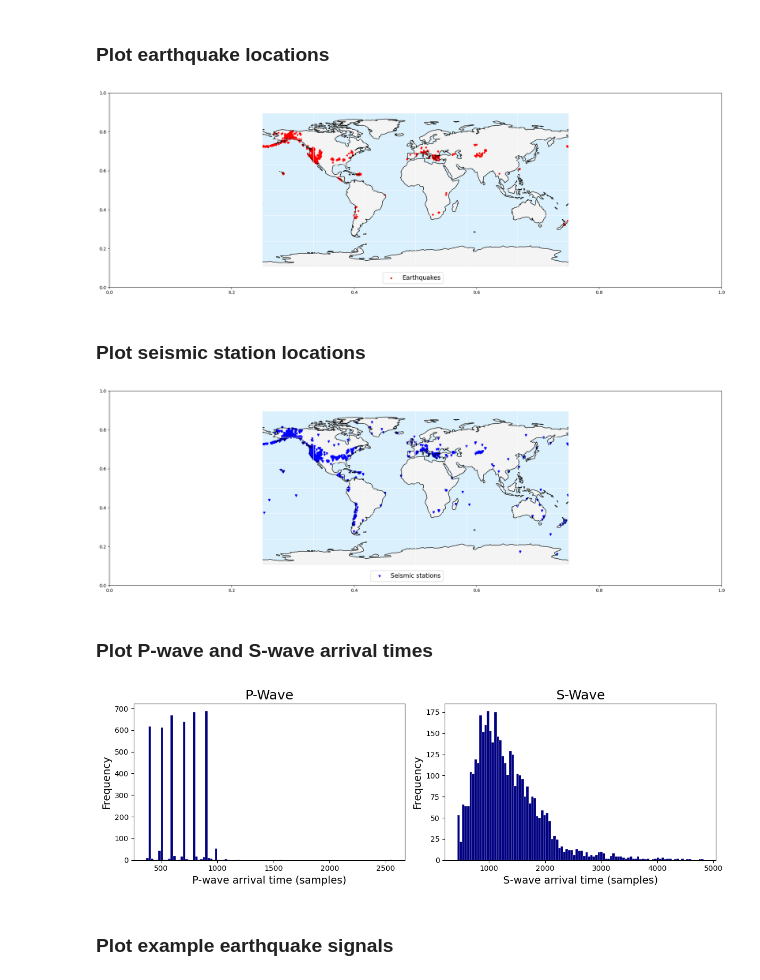
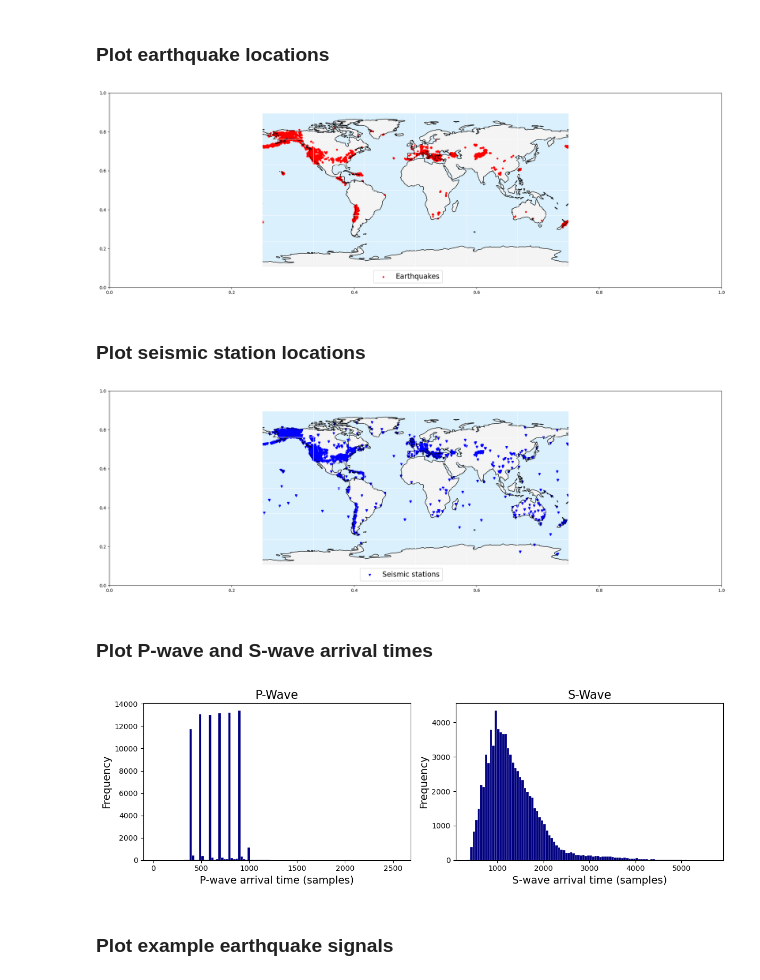
Before and after one commit to kaelynn-rose/Earthquake_Detection, a Jupyter notebook: notebooks/exploratory_data_analysis.ipynb, the cells around one changed output. Saved outputs shown, nothing was run; the diff lists cells and outputs as text; code cells hidden in the pictures.

```diff
--- a/notebooks/exploratory_data_analysis.ipynb
+++ b/notebooks/exploratory_data_analysis.ipynb
@@ -18,13 +18,13 @@ import pandas as pd
 ### Load preprocessed data
 # %%
 # Load extracted raw signals
-raw_signals = np.load('../../../data/STEAD/extracted_raw_signals_subsample_5000.npy')
+raw_signals = np.load('../../../data/STEAD/extracted_raw_signals_subsample_100000.npy')
 
 # Load created spectrogram images
-imgs = np.load('../../../data/STEAD/created_spectrogram_images_subsample_5000.npy')
+imgs = np.load('../../../data/STEAD/created_spectrogram_images_subsample_100000.npy')
 
 # Load extracted raw signals
-metadata = pd.read_feather('../../../data/STEAD/extracted_metadata_subsample_5000.feather')
+metadata = pd.read_feather('../../../data/STEAD/extracted_metadata_subsample_100000.feather')
 metadata = metadata.reset_index()
 # %%
 metadata
@@ -113,11 +114,11 @@ ax.gridlines(color='white')
 ax.scatter(lons,lats,c='red',s=10, marker='o', transform=cartopy.crs.PlateCarree(),label='Earthquakes') # add points represnting each earthquake location
 ax.set_xlim([-360,360])
 ax.set_ylim([-90,90])
-ax.legend(loc='lower right', bbox_to_anchor=(0.55,-0.13), fontsize=14)
+ax.legend(loc='lower right', bbox_to_anchor=(0.55,-0.13), fontsize=16)
 plt.savefig('../plots/earthquake_map.png',dpi=500)
 plt.show()
 # %% [output]
-[figure, old version]
+[figure, new version]
 # %% [markdown]
 ### Plot seismic station locations
 # %%
@@ -133,29 +134,29 @@ ax.gridlines(color='white')
 ax.scatter(lons,lats,c='blue',marker='v',s=20,transform=cartopy.crs.PlateCarree(),label='Seismic stations')
 ax.set_xlim([-360,360])
 ax.set_ylim([-90,90])
-ax.legend(loc='lower right', bbox_to_anchor=(0.55,-0.13), fontsize=14)
+ax.legend(loc='lower right', bbox_to_anchor=(0.55,-0.13), fontsize=16)
 ax.axis('off')
 plt.savefig('../plots/station_map.png',dpi=500)
 plt.show()
 # %% [output]
-[figure, old version]
+[figure, new version]
 # %% [markdown]
 ### Plot P-wave and S-wave arrival times
 # %%
 fig, (ax1,ax2) = plt.subplots(1,2,figsize=(12,4))
 ax1.hist(metadata['p_arrival_sample'],bins=100, color='navy', edgecolor='white', linewidth=0.2) # plot earthquake source magnitude
 ax1.set_xlabel('P-wave arrival time (samples)',fontsize=14)
 ax1.set_ylabel('Frequency',fontsize=14)
-ax1.set_title('P-Wave',fontsize=18)
+ax1.set_title('P-Wave',fontsize=16)
 ax2.hist(metadata['s_arrival_sample'], bins=100, color='navy', edgecolor='white', linewidth=0.2)
 ax2.set_xlabel('S-wave arrival time (samples)',fontsize=14) # plot earthquake source depth
 ax2.set_ylabel('Frequency',fontsize=14)
-ax2.set_title('S-Wave',fontsize=18)
+ax2.set_title('S-Wave',fontsize=16)
 plt.tight_layout()
 plt.savefig('../plots/arrival_times.png',dpi=500)
 plt.show()
 # %% [output]
-[figure, old version]
+[figure, new version]
 # %% [markdown]
 ### Plot example earthquake signals
 # %%
```
Also changed, not shown: parts of 5 cells of this notebook, 9 other files.
